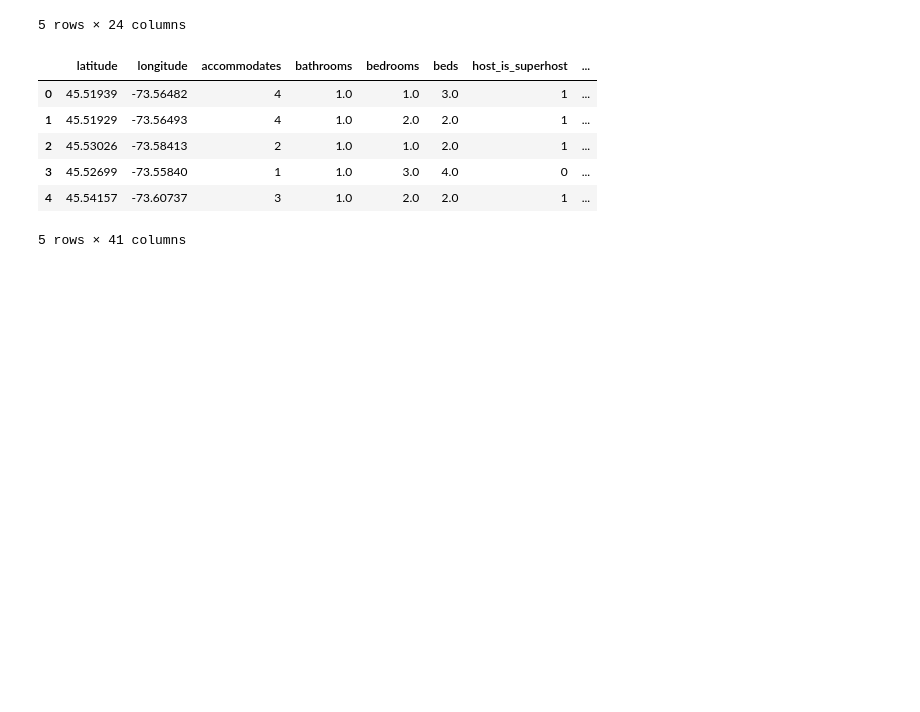
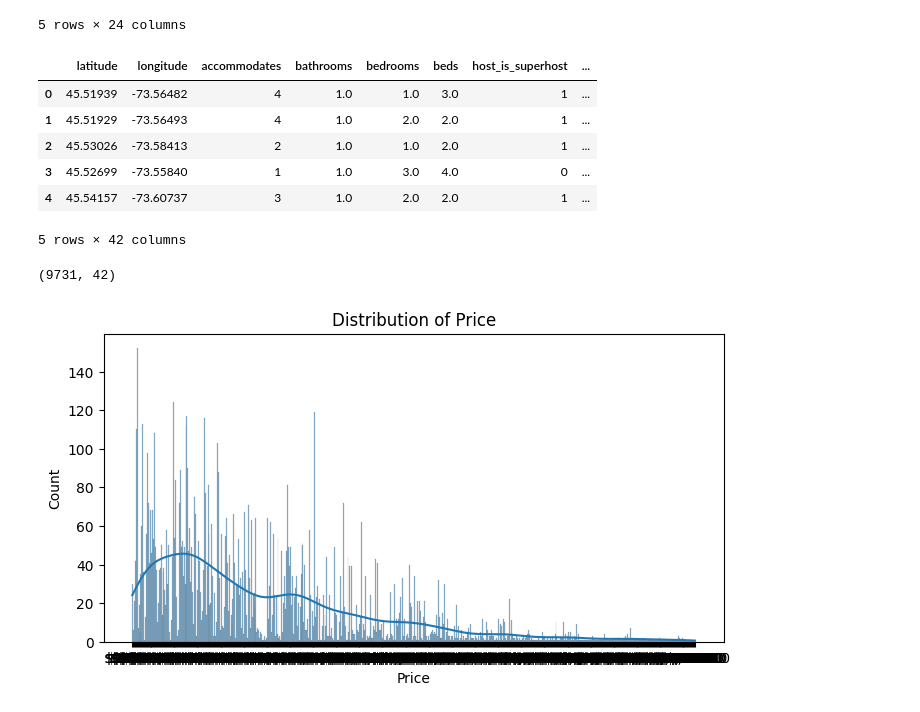
Before and after one commit to pity-piggy/bnb, a Jupyter notebook: bnb_repo/notebooks/airbnb.ipynb, the cells around one changed output. Cells and saved outputs as stored; diff of their text form; code cells hidden in the pictures; blank space fills up the shorter version.

Commit message:
processing and check the data distribution on interim dataset generated by preprocessing.py

```diff
--- a/bnb_repo/notebooks/airbnb.ipynb
+++ b/bnb_repo/notebooks/airbnb.ipynb
@@ -210,7 +210,7 @@ df.head()
 | 4 | 45.54157 | -73.60737 | Rosemont-La Petite-Patrie | Entire home/apt | 3 | 1.0 | 2.0 | 2.0 | ... |
 5 rows × 24 columns
 # %%
-dF =pd.read_csv("/Users/chloe/PycharmProjects/bnb/bnb_repo/data/processed/airbnb_montreal_cleaned.csv")
+dF =pd.read_csv("/Users/chloe/PycharmProjects/bnb/bnb_repo/data/interim/airbnb_montreal_tmp.csv")
 dF. head()
 # %% [output]
 |  | latitude | longitude | accommodates | bathrooms | bedrooms | beds | host_is_superhost | ... |
@@ -219,4 +219,20 @@ dF. head()
 | 2 | 45.53026 | -73.58413 | 2 | 1.0 | 1.0 | 2.0 | 1 | ... |
 | 3 | 45.52699 | -73.55840 | 1 | 1.0 | 3.0 | 4.0 | 0 | ... |
 | 4 | 45.54157 | -73.60737 | 3 | 1.0 | 2.0 | 2.0 | 1 | ... |
-5 rows × 41 columns
+5 rows × 42 columns
+# %%
+dF.shape
+# %% [output]
+(9731, 42)
+# %%
+import matplotlib.pyplot as plt
+import seaborn as sns
+
+plt.figure(figsize=(8, 4))
+sns.histplot(df['price'], bins=50, kde=True)
+plt.title("Distribution of Price")
+plt.xlabel("Price")
+plt.ylabel("Count")
+plt.show()
+# %% [output]
+[figure, added]
```
Also changed, not shown: parts of 11 cells of this notebook.
